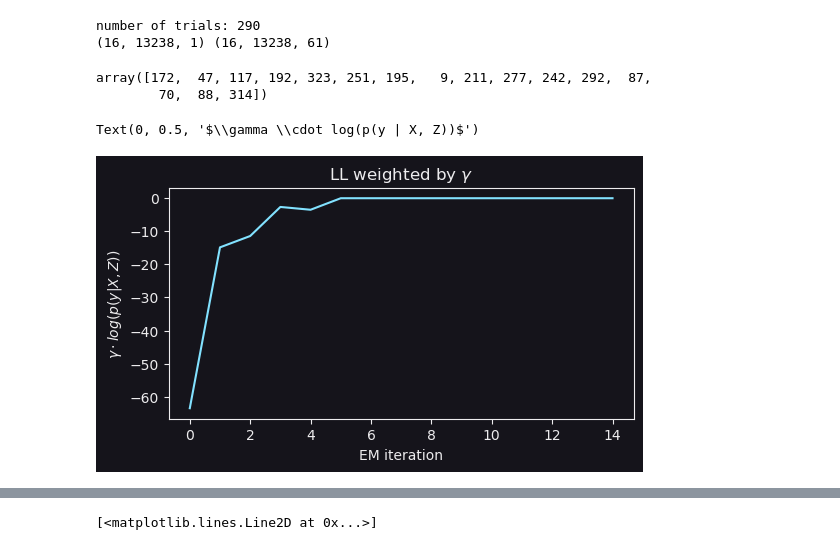
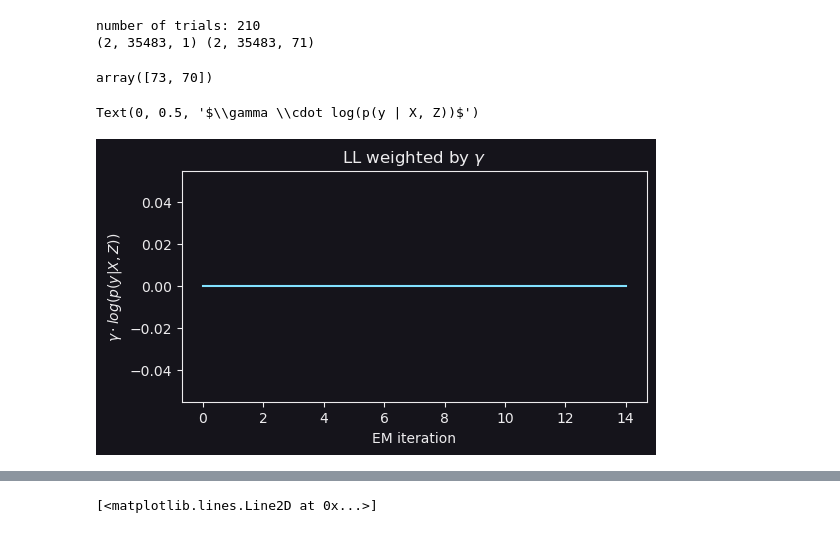
Before and after one commit to thejuc/towers_glm_hmm, a Jupyter notebook: glm_hmm_data.ipynb, the cells around one changed output, grey strips where cells are left out. Cells and saved outputs as stored; diff of their text form; code cells hidden in the pictures.

```diff
--- a/glm_hmm_data.ipynb
+++ b/glm_hmm_data.ipynb
@@ -62,55 +62,80 @@ n_trials: 290
 np.random.seed(0)
 X_all = []
 y_all = []
-trial_indices = np.nonzero(data["currMaze"] > 0)[0]
+trial_indices = np.nonzero((data["currMaze"] > 7) * (data["laserON"] == 0))[0]
 print(f"number of trials: {trial_indices.size}")
 filt_len = 30
 sp_filt_len = 20
-bin_size = 0.35
-n_neurons = 16
-neuron_idx = np.random.randint(0, total_neurons, size=n_neurons)
-# neuron_idx = np.array([11, 12])
+bin_size = 0.05
+n_neurons = 2
+# neuron_idx = np.random.randint(0, total_neurons, size=n_neurons)
+neuron_idx = np.array([73, 70])
 trial_id = (
     []
 )  # this will keep track of each trial in the design matrix (since each trial spans multiple rows)
 for i, neuron in enumerate(neuron_idx):
     X = []
     y = []
+    bin_centers_all = []
 
     for trial_idx in trial_indices:
-        trial_start = data["trialStart"][trial_idx]
-        trial_end = data["trialEnd"][trial_idx]
-        trial_length = trial_end - trial_start
-
         keyframes = data["keyFrames"][trial_idx]
         keyframe_times = data["time"][trial_idx][keyframes.astype(int)].tolist()
-        lcue_times = data["cueOnset_L"][trial_idx]
-        rcue_times = data["cueOnset_R"][trial_idx]
+        trial_start = data["trialStart"][trial_idx]
+        # trial_end = data["trialEnd"][trial_idx]
+        # lcue_times = data["cueOnset_L"][trial_idx]
+        # rcue_times = data["cueOnset_R"][trial_idx]
+        # trial_start = keyframe_times[0] + data["trialStart"][trial_idx]
+        trial_end = keyframe_times[2] + trial_start
+        lcue_times = data["cueOnset_L"][
+            trial_idx
+        ]  # - keyframe_times[0] # remove keyframe subtraction if using all phases of trial
+        rcue_times = data["cueOnset_R"][trial_idx]  # - keyframe_times[0]
 
+        trial_length = trial_end - trial_start
         spikes = data["spikes"][neuron]
         spikes = spikes[(spikes > trial_start) * (spikes < trial_end)]
 
         bins = np.arange(0, trial_length, bin_size)
         bin_centers = np.convolve(bins, [0.5, 0.5], mode="valid")
+        bin_centers_all.append(bin_centers)
+
+        time = data["time"][trial_idx][:, np.newaxis]
+        pos = data["pos"][trial_idx][:, 1]
+        bin_centers = bin_centers.reshape(-1, 1)
+        dist = time[: pos.size].T - bin_centers
+        bin_time_index = np.argmin(np.abs(dist), axis=1)
+        binned_pos = pos[bin_time_index]
+        # bin_positions.append(binned_pos)
+        means = np.linspace(0, 275, 10)
+        pos_gauss = []
+        for mu in means:
+            dist = norm(mu, 10)
+            pos_gauss.append(dist.pdf(binned_pos))
+        pos_gauss = np.array(pos_gauss)
 
         binned_stimr, _ = np.histogram(rcue_times, bins)
         binned_stiml, _ = np.histogram(lcue_times, bins)
+        binned_spikes, _ = np.histogram(spikes - trial_start, bins)
         binned_ev = np.cumsum(binned_stimr) - np.cumsum(binned_stiml)
-        binned_spikes, _ = np.histogram(spikes - trial_start, bins)
 
         padded_stimr = np.pad(binned_stimr, (filt_len - 1, 0), constant_values=(0, 0))
         X_sr = hankel(padded_stimr[: -filt_len + 1], padded_stimr[-filt_len:])
         padded_stiml = np.pad(binned_stiml, (filt_len - 1, 0), constant_values=(0, 0))
         X_sl = hankel(padded_stiml[: -filt_len + 1], padded_stiml[-filt_len:])
         padded_ev = np.pad(binned_ev, (filt_len - 1, 0), constant_values=(0, 0))
-        X_ev = hankel(padded_ev[: -filt_len + 1], padded_stiml[-filt_len:])
+        X_ev = hankel(padded_ev[: -filt_len + 1], padded_ev[-filt_len:])
 
-        padded_spikes = np.pad(
-            binned_spikes[:-1], (sp_filt_len, 0), constant_values=(0, 0)
-        )
+        padded_spikes = np.pad(binned_spikes[:-1], (sp_filt_len, 0), constant_values=(0, 0))
         X_sp = hankel(padded_spikes[: -sp_filt_len + 1], padded_spikes[-sp_filt_len:])
 
-        X.append(np.hstack((X_sr, X_sl, np.ones((X_sp.shape[0], 1)))))
+        trial_type = data["trialType"][trial_idx]
+        # X_pos = np.hstack((trial_type * pos_gauss.T, (1 - trial_type) * pos_gauss.T))
+        X_pos = pos_gauss.T
+        # need to add second pos matrix for choice or evidence
+        X.append(np.hstack((X_sr, X_sl, X_pos, np.ones((X_sp.shape[0], 1)))))
+        # X.append(np.hstack((X_sr, X_sl, np.ones((X_sp.shape[0], 1)))))
+
         y.append(binned_spikes[:, np.newaxis])
         if i == 0:
             trial_id.append(trial_idx * np.ones(X_sr.shape[0]))
@@ -124,10 +149,9 @@ y_all = np.array(y_all)
 print(y_all.shape, X_all.shape)
 neuron_idx
 # %% [output]
-number of trials: 290
-(16, 13238, 1) (16, 13238, 61)
+number of trials: 210
+(2, 35483, 1) (2, 35483, 71)
-array([172,  47, 117, 192, 323, 251, 195,   9, 211, 277, 242, 292,  87,
-        70,  88, 314])
+array([73, 70])
 # %%
 # initial glm with no states to estimate weights
 theta_init = np.empty((X_all[0].shape[1], n_neurons))
@@ -140,8 +164,8 @@ for neuron in range(n_neurons):
         endog=y_all[neuron].squeeze(), exog=X_all[neuron], family=sm.families.Poisson()
     )
     # glms[neuron] = glm
-    a = 0.5 * np.ones(X_all.shape[2])
-    a[-1] = 0.01
+    a = 0.1 * np.ones(X_all.shape[2])
+    a[-1] = 0.00001
     res = glm.fit_regularized(alpha=a, L1_wt=0.0, maxiter=1000, cnvrg_tol=1e-6)
     # res = glm.fit(max_iter=1000, tol=1e-6, tol_criterion="params")
     w = res.params
@@ -149,7 +173,7 @@ for neuron in range(n_neurons):
 # print(a.shape)
 # %%
 # with functions
-n_states = 3
+n_states = 1
 n_trials = trial_indices.size
 theta_hmm = np.ones((n_states, X_all.shape[2], n_neurons)) * theta_init
 # adding noise to all the weights
@@ -233,35 +257,35 @@ for _ in tqdm(range(15)):
     T -= logsumexp(T, axis=1)[:, None]
 
     _, trial_counts = np.unique(trial_id, return_counts=True)
     pi = gamma[:, 0]
 
     # maximization
     for s in range(n_states):
         for neuron in range(n_neurons):
             weights = np.repeat(np.exp(gamma[s]), trial_counts)
             glm = sm.GLM(
                 endog=y_all[neuron],
                 exog=X_all[neuron],
                 family=sm.families.Poisson(),
                 freq_weights=weights,
             )
             # can greatly effect outcome. too high on simulated data made it fail, basically comes down to noise level of data
             # higher noise ---> set alpha to be higher
             a = 0.1 * np.ones(X_all.shape[2])
-            a[-1] = 0.01
+            a[-1] = 0.0001
             res = glm.fit_regularized(alpha=a, L1_wt=0.0, maxiter=1000, cnvrg_tol=1e-6)
 
             w = res.params
             theta_hmm[s, :, neuron] = w
 
 fig, ax = plt.subplots(figsize=(6, 3))
 ax.plot(np.array(total_ll))
 ax.set_title(r"LL weighted by $\gamma$")
 ax.set_xlabel("EM iteration")
 ax.set_ylabel(r"$\gamma \cdot log(p(y | X, Z))$")
 # %% [output]
 Text(0, 0.5, '$\\gamma \\cdot log(p(y | X, Z))$')
-[figure, old version]
+[figure, new version]
 # %%
 fig, ax = plt.subplots(1, 1, figsize=(4, 4))
 im = ax.imshow(np.exp(T), cmap="cool", vmin=0, vmax=1)
```
Also changed, not shown: parts of 6 cells of this notebook, 3 other files.
